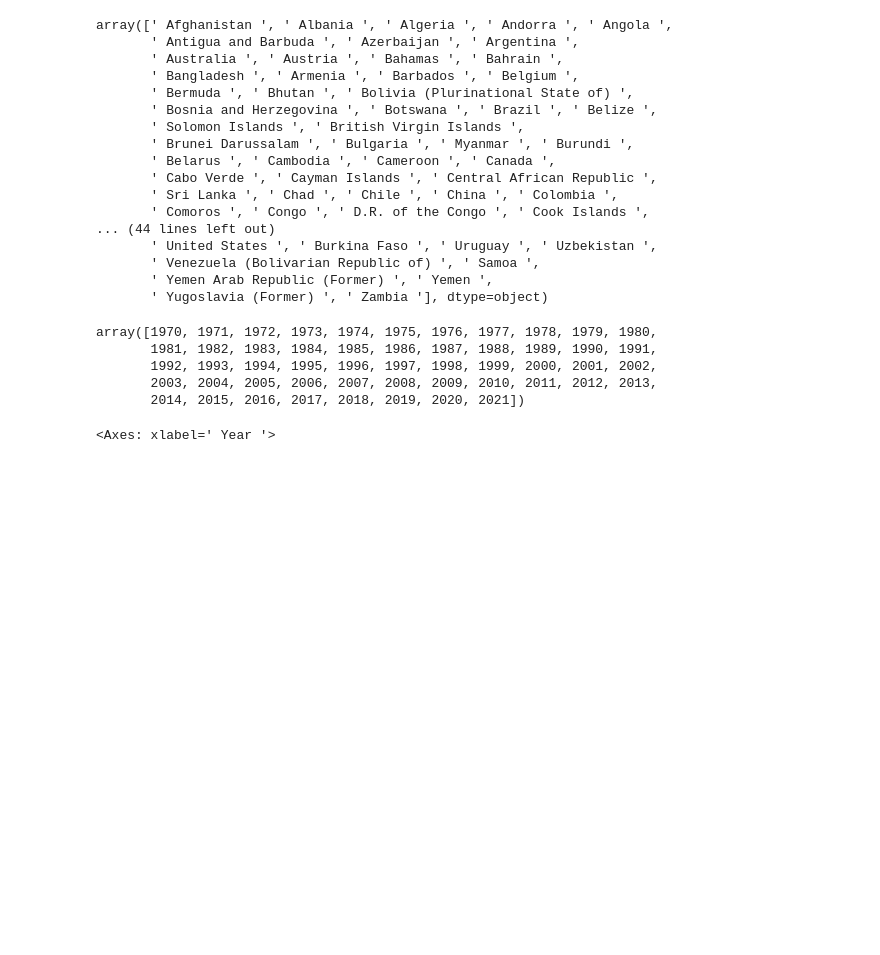
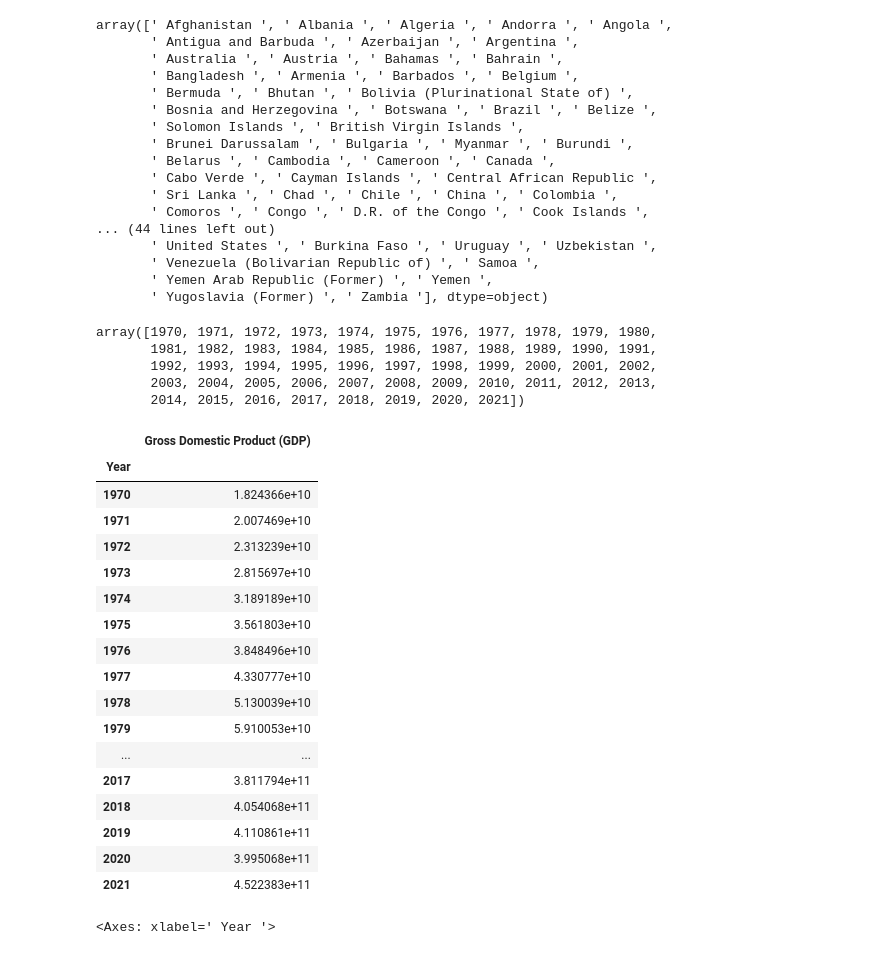
Before and after one commit to maximarbuzov/maxim, a Jupyter notebook: Untitled7.ipynb, the cells around one changed output. Drawn from its saved outputs; the diff is of its cells as text; code cells hidden in the pictures; blank space fills up the shorter version.

```diff
--- a/Untitled7.ipynb
+++ b/Untitled7.ipynb
@@ -655,3 +657,24 @@ array([1970, 1971, 1972, 1973, 1974, 1975, 1976, 1977, 1978, 1979, 1980,
+# %%
+gdp
+# %% [output]
+|  | Gross Domestic Product (GDP) |
+| Year |  |
+| 1970 | 1.824366e+10 |
+| 1971 | 2.007469e+10 |
+| 1972 | 2.313239e+10 |
+| 1973 | 2.815697e+10 |
+| 1974 | 3.189189e+10 |
+| 1975 | 3.561803e+10 |
+| 1976 | 3.848496e+10 |
+| 1977 | 4.330777e+10 |
+| 1978 | 5.130039e+10 |
+| 1979 | 5.910053e+10 |
+| ... | ... |
+| 2017 | 3.811794e+11 |
+| 2018 | 4.054068e+11 |
+| 2019 | 4.110861e+11 |
+| 2020 | 3.995068e+11 |
+| 2021 | 4.522383e+11 |
 # %%
 data1.groupby([' Year '])[' Gross Domestic Product (GDP) '].mean().plot()
 # %% [output]
```
Also changed, not shown: parts of 4 cells of this notebook.
